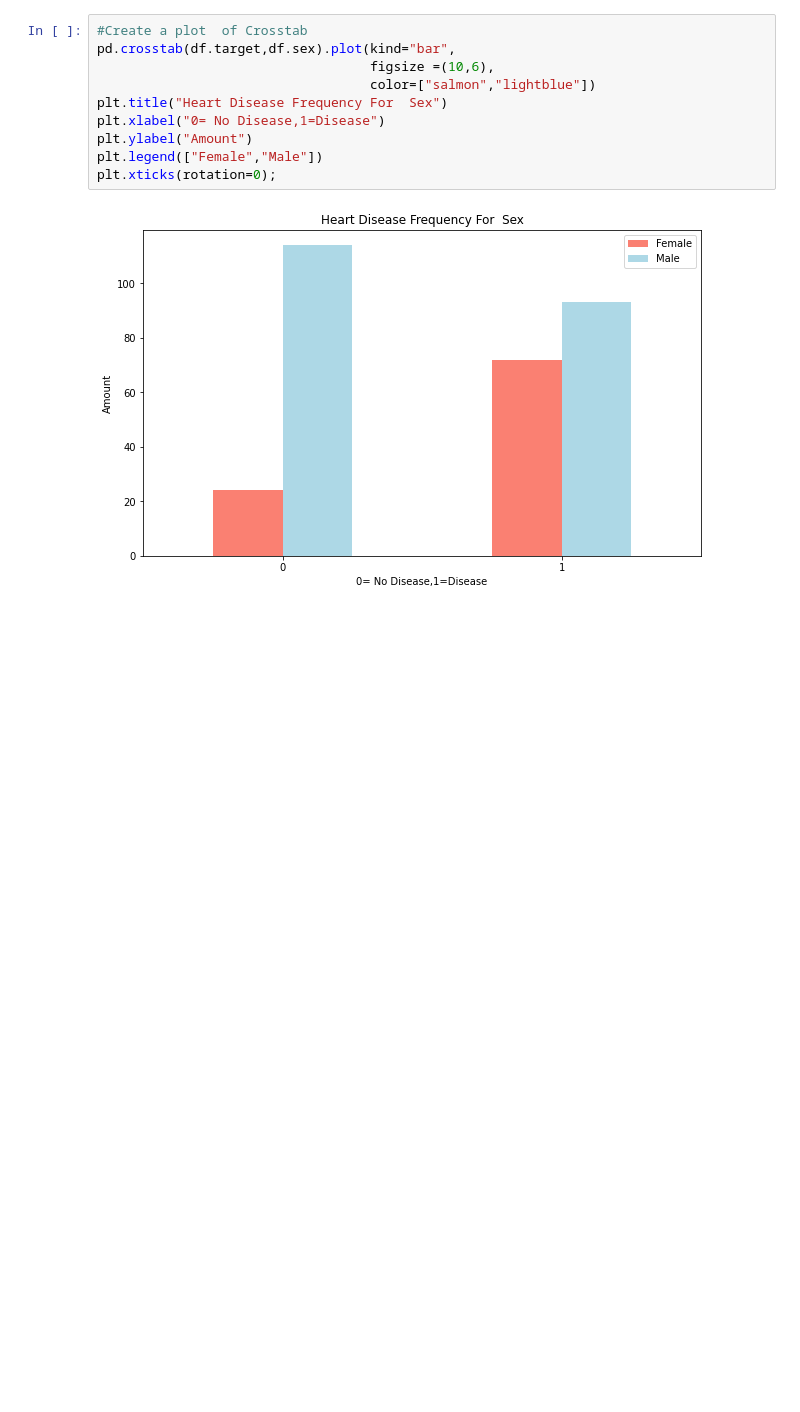
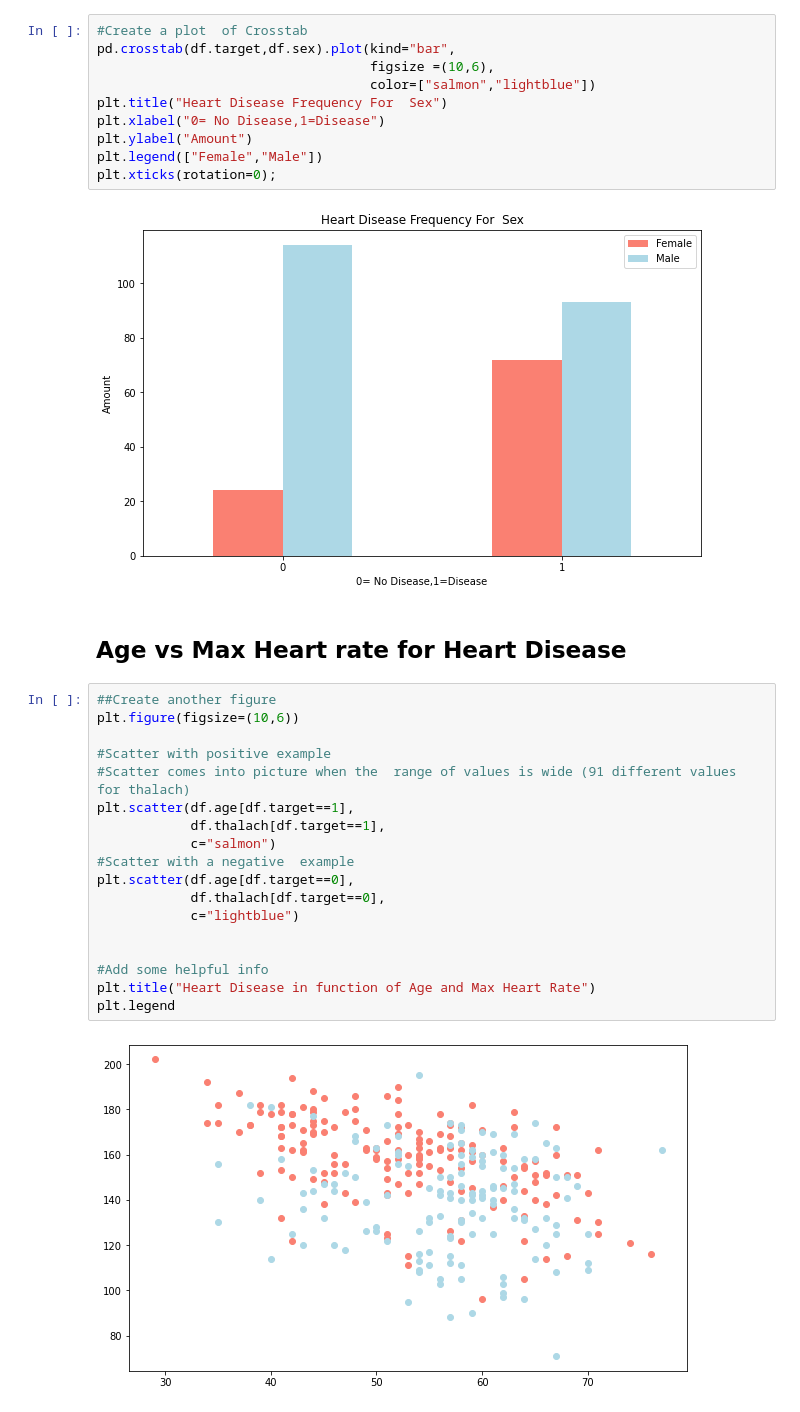
Before and after one commit to Aahra/End-to-End-Heart-Disease-classification-Milestone-Project-1-, a Jupyter notebook: End_to_end_Heart_disease_classification_.ipynb, the cells around one changed output. Cells and saved outputs as stored; diff of their text form; blank space fills up the shorter version.

```diff
--- a/End_to_end_Heart_disease_classification_.ipynb
+++ b/End_to_end_Heart_disease_classification_.ipynb
@@ -200,3 +200,25 @@ plt.legend(["Female","Male"])
 plt.xticks(rotation=0);
 # %% [output]
 [figure]
+# %% [markdown]
+## Age vs Max Heart rate for Heart  Disease
+# %%
+##Create another figure
+plt.figure(figsize=(10,6))
+
+#Scatter with positive example
+#Scatter comes into picture when the  range of values is wide (91 different values  for thalach)
+plt.scatter(df.age[df.target==1],
+            df.thalach[df.target==1],
+            c="salmon")
+#Scatter with a negative  example
+plt.scatter(df.age[df.target==0],
+            df.thalach[df.target==0],
+            c="lightblue")
+
+
+#Add some helpful info
+plt.title("Heart Disease in function of Age and Max Heart Rate")
+plt.legend
+# %% [output]
+[figure, added]
```
Also changed, not shown: parts of 1 cell of this notebook.
